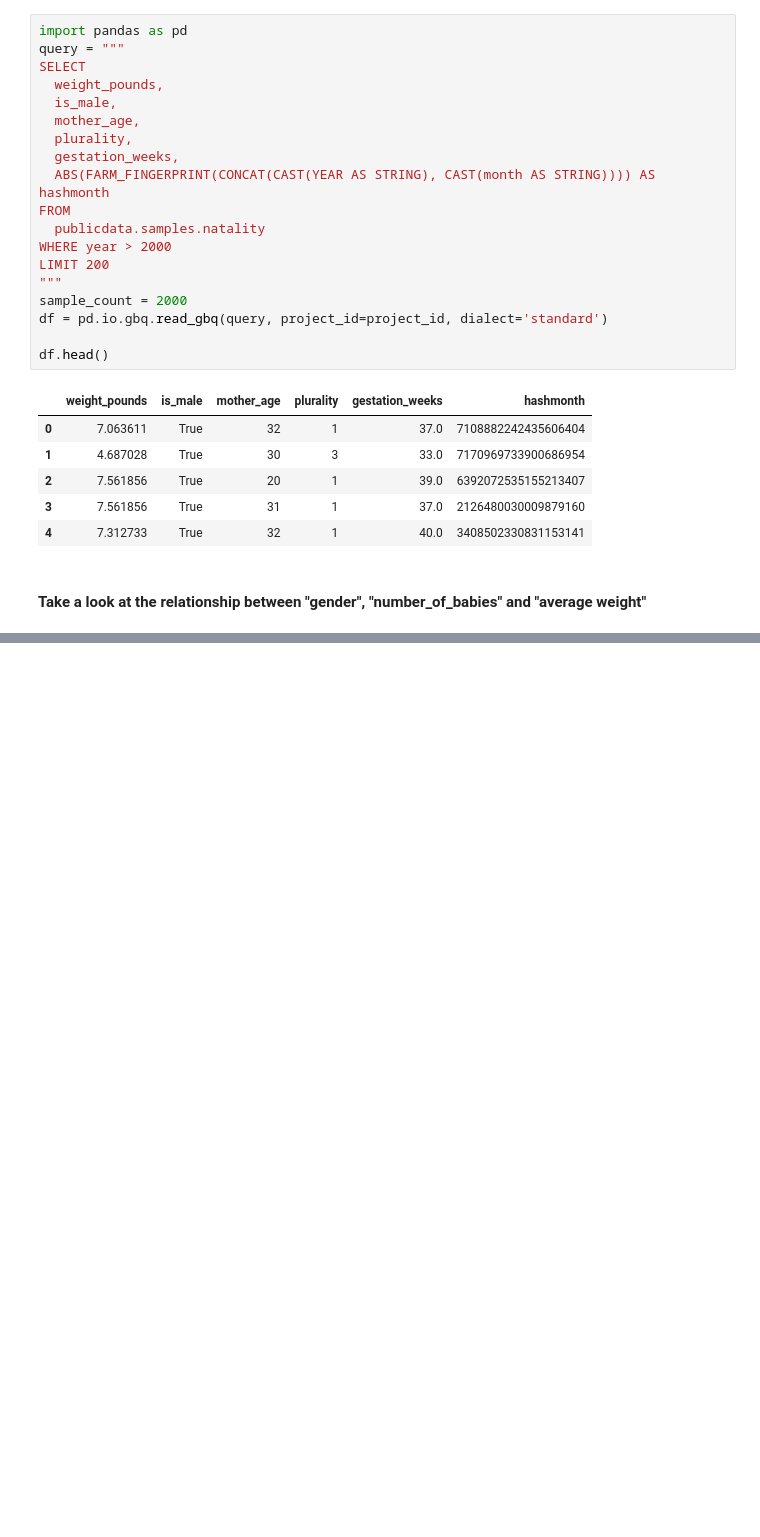
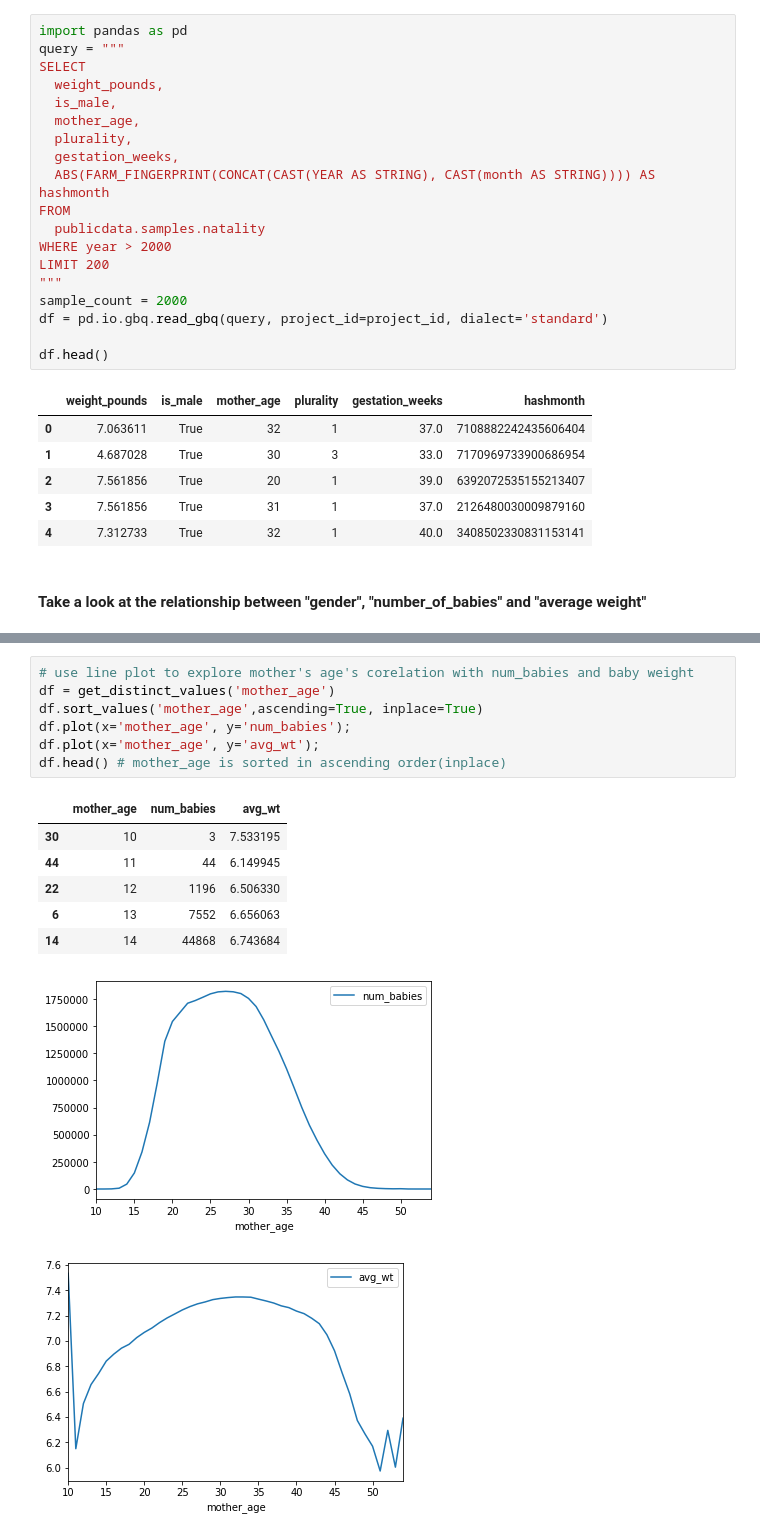
Before and after one commit to Sylar257/Google-Cloud-Platform-with-Tensorflow, a Jupyter notebook: Exploratory_Data_Analysis.ipynb, the cells around one changed output, grey strips where cells are left out. Drawn from its saved outputs; the diff is of its cells as text; blank space fills up the shorter version.

```diff
--- a/Exploratory_Data_Analysis.ipynb
+++ b/Exploratory_Data_Analysis.ipynb
@@ -90,0 +102,16 @@ df.plot(x='is_male', y='avg_wt', kind='bar');
+# %%
+# use line plot to explore mother's age's corelation with num_babies and baby weight
+df = get_distinct_values('mother_age')
+df.sort_values('mother_age',ascending=True, inplace=True)
+df.plot(x='mother_age', y='num_babies');
+df.plot(x='mother_age', y='avg_wt');
+df.head() # mother_age is sorted in ascending order(inplace)
+# %% [output]
+|  | mother_age | num_babies | avg_wt |
+| 30 | 10 | 3 | 7.533195 |
+| 44 | 11 | 44 | 6.149945 |
+| 22 | 12 | 1196 | 6.506330 |
+| 6 | 13 | 7552 | 6.656063 |
+| 14 | 14 | 44868 | 6.743684 |
+[figure, added]
+[figure, added]
```
Also changed, not shown: parts of 9 cells of this notebook.
